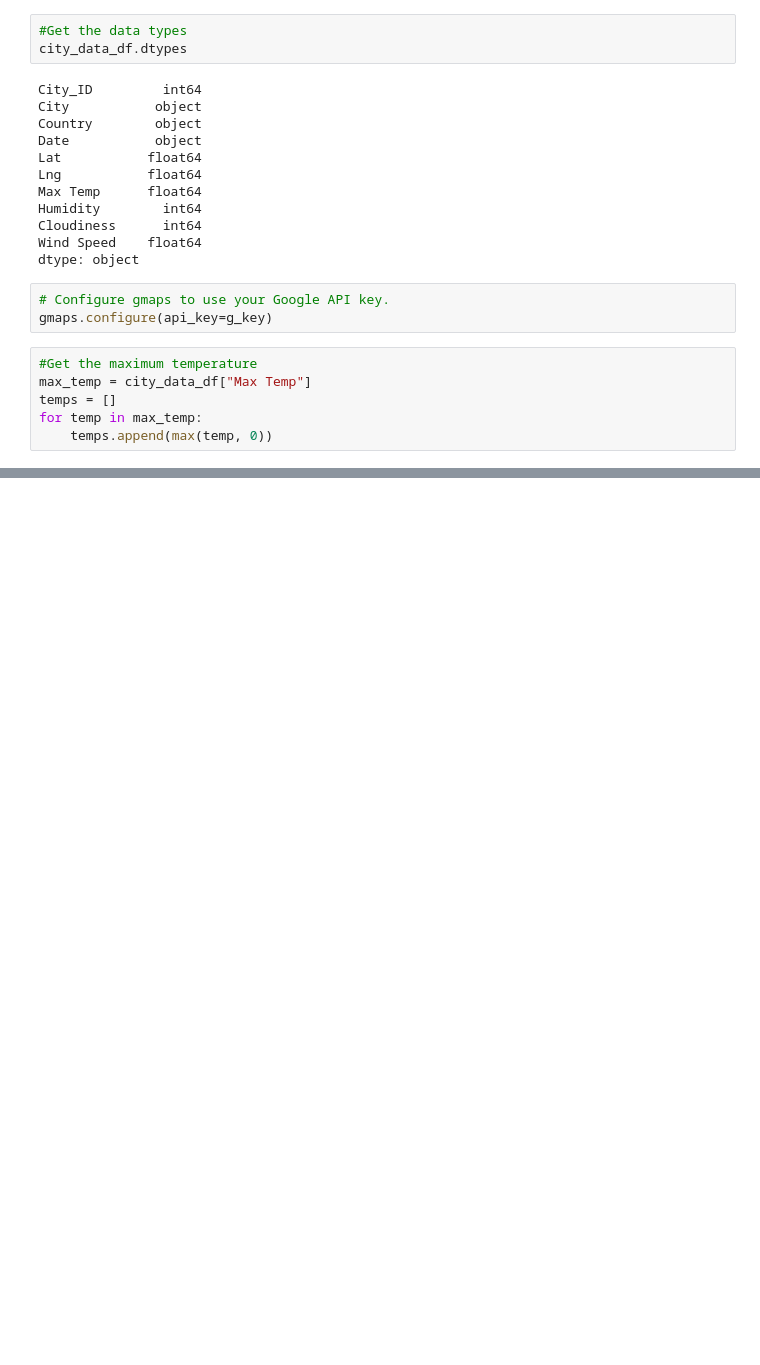
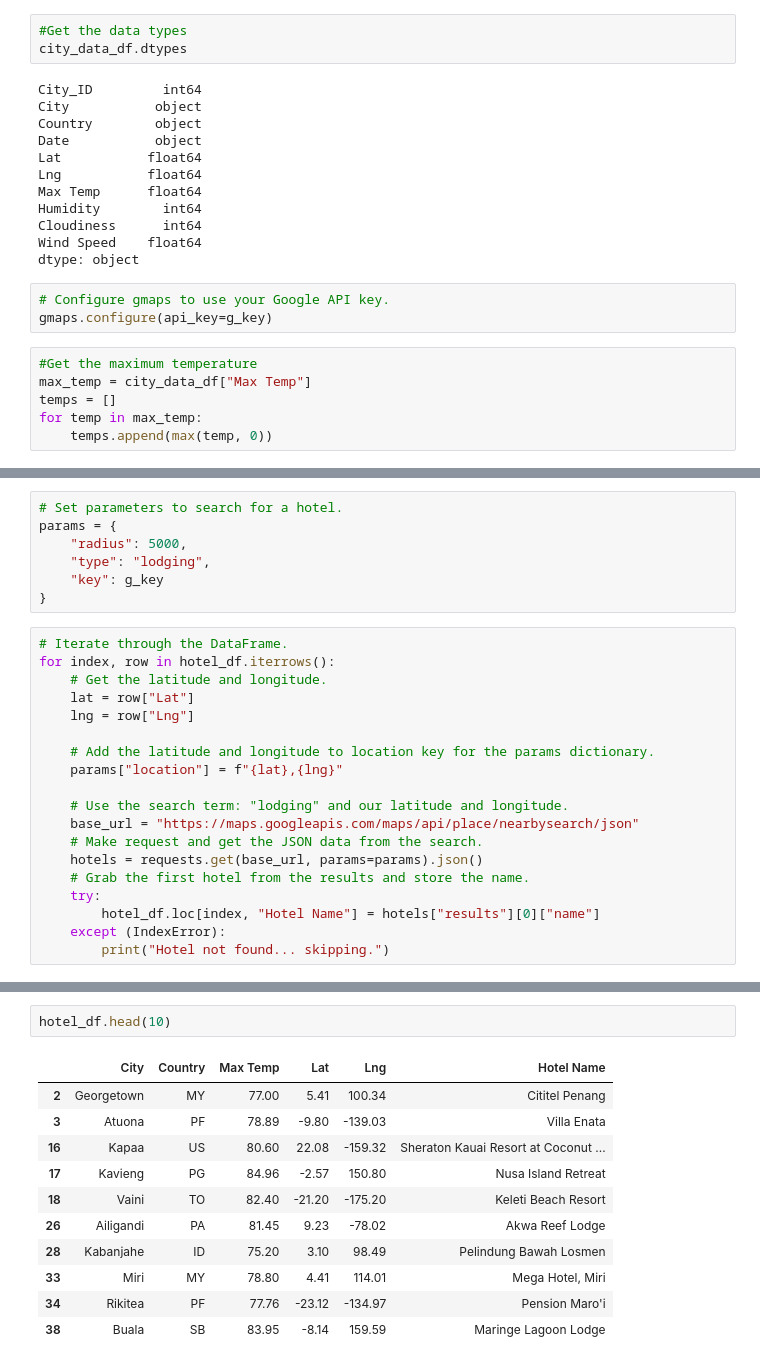
Before and after one commit to arahogc/World_Weather_Analysis, a Jupyter notebook: VacationPy.ipynb, the cells around one changed output, grey strips where cells are left out. Cells and saved outputs as stored; diff of their text form; blank space fills up the shorter version.

```diff
--- a/VacationPy.ipynb
+++ b/VacationPy.ipynb
@@ -94,0 +152,26 @@ fig
+# %%
+# Set parameters to search for a hotel.
+params = {
+    "radius": 5000,
+    "type": "lodging",
+    "key": g_key
+}
+# %%
+# Iterate through the DataFrame.
+for index, row in hotel_df.iterrows():
+    # Get the latitude and longitude.
+    lat = row["Lat"]
+    lng = row["Lng"]
+
+    # Add the latitude and longitude to location key for the params dictionary.
+    params["location"] = f"{lat},{lng}"
+
+    # Use the search term: "lodging" and our latitude and longitude.
+    base_url = "https://maps.googleapis.com/maps/api/place/nearbysearch/json"
+    # Make request and get the JSON data from the search.
+    hotels = requests.get(base_url, params=params).json()
+    # Grab the first hotel from the results and store the name.
+    try:
+        hotel_df.loc[index, "Hotel Name"] = hotels["results"][0]["name"]
+    except (IndexError):
+        print("Hotel not found... skipping.")
@@ -94,0 +189,14 @@ fig
+# %%
+hotel_df.head(10)
+# %% [output]
+|  | City | Country | Max Temp | Lat | Lng | Hotel Name |
+| 2 | Georgetown | MY | 77.00 | 5.41 | 100.34 | Cititel Penang |
+| 3 | Atuona | PF | 78.89 | -9.80 | -139.03 | Villa Enata |
+| 16 | Kapaa | US | 80.60 | 22.08 | -159.32 | Sheraton Kauai Resort at Coconut ... |
+| 17 | Kavieng | PG | 84.96 | -2.57 | 150.80 | Nusa Island Retreat |
+| 18 | Vaini | TO | 82.40 | -21.20 | -175.20 | Keleti Beach Resort |
+| 26 | Ailigandi | PA | 81.45 | 9.23 | -78.02 | Akwa Reef Lodge |
+| 28 | Kabanjahe | ID | 75.20 | 3.10 | 98.49 | Pelindung Bawah Losmen |
+| 33 | Miri | MY | 78.80 | 4.41 | 114.01 | Mega Hotel, Miri |
+| 34 | Rikitea | PF | 77.76 | -23.12 | -134.97 | Pension Maro'i |
+| 38 | Buala | SB | 83.95 | -8.14 | 159.59 | Maringe Lagoon Lodge |
```
Also changed, not shown: parts of 8 cells of this notebook, 1 other file.
